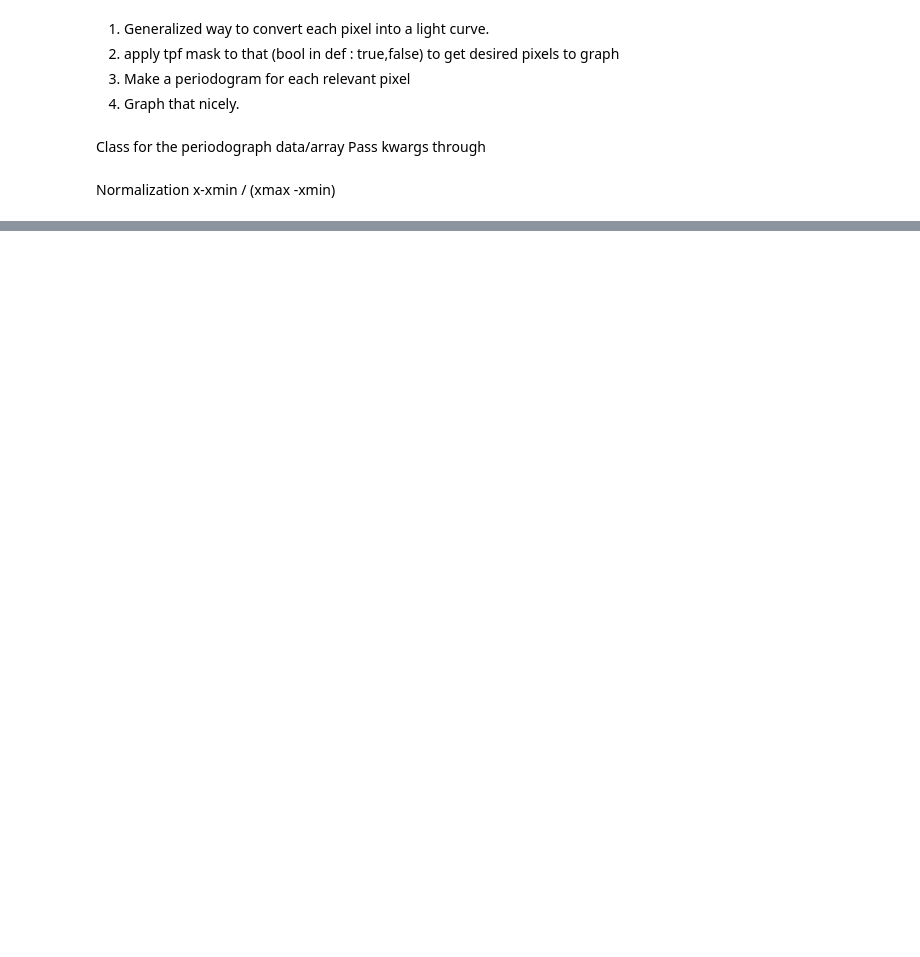
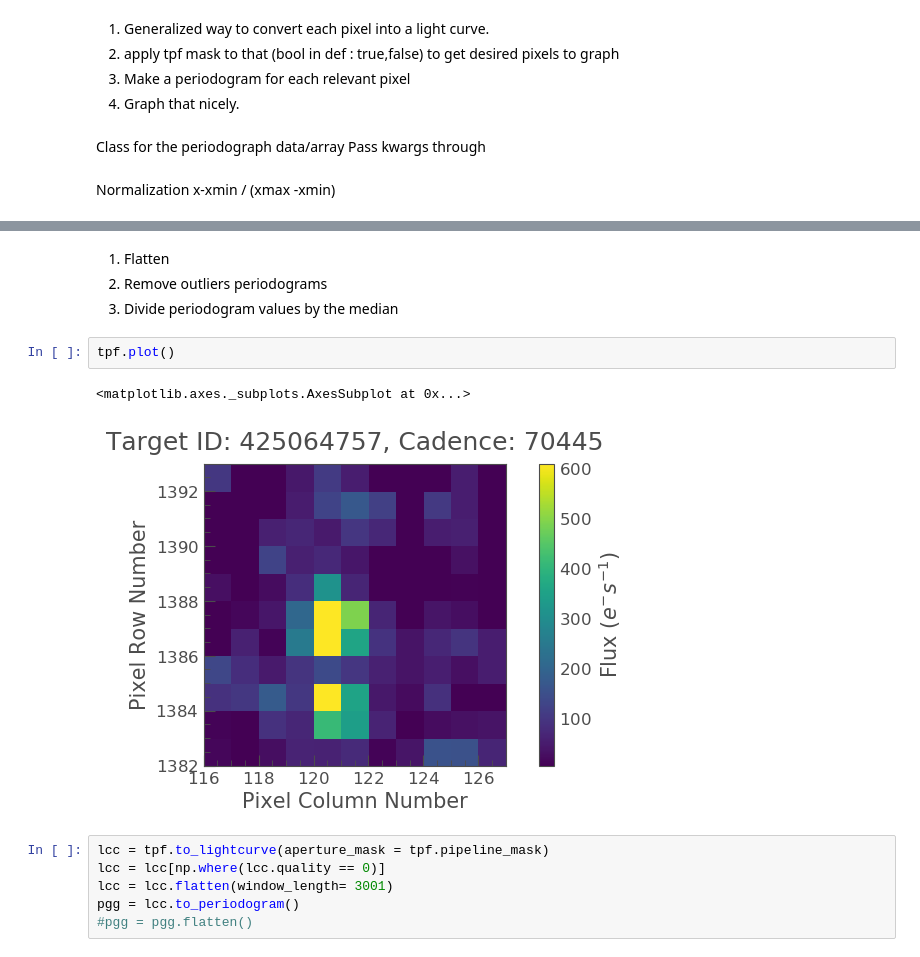
Before and after one commit to Higgins00/AstroResearch, a Jupyter notebook: Research.ipynb, the cells around one changed output, grey strips where cells are left out. Saved outputs shown, nothing was run; the diff lists cells and outputs as text; blank space fills up the shorter version.

```diff
--- a/Research.ipynb
+++ b/Research.ipynb
@@ -65,0 +894,16 @@ x-xmin / (xmax -xmin)
+# %% [markdown]
+1. Flatten
+2. Remove outliers
+periodograms
+1. Divide periodogram values by the median
+# %%
+tpf.plot()
+# %% [output]
+<matplotlib.axes._subplots.AxesSubplot at 0x...>
+[figure, added]
+# %%
+lcc = tpf.to_lightcurve(aperture_mask = tpf.pipeline_mask)
+lcc = lcc[np.where(lcc.quality == 0)]
+lcc = lcc.flatten(window_length= 3001)
+pgg = lcc.to_periodogram()
+#pgg = pgg.flatten()
```
Also changed, not shown: parts of 31 cells of this notebook.
